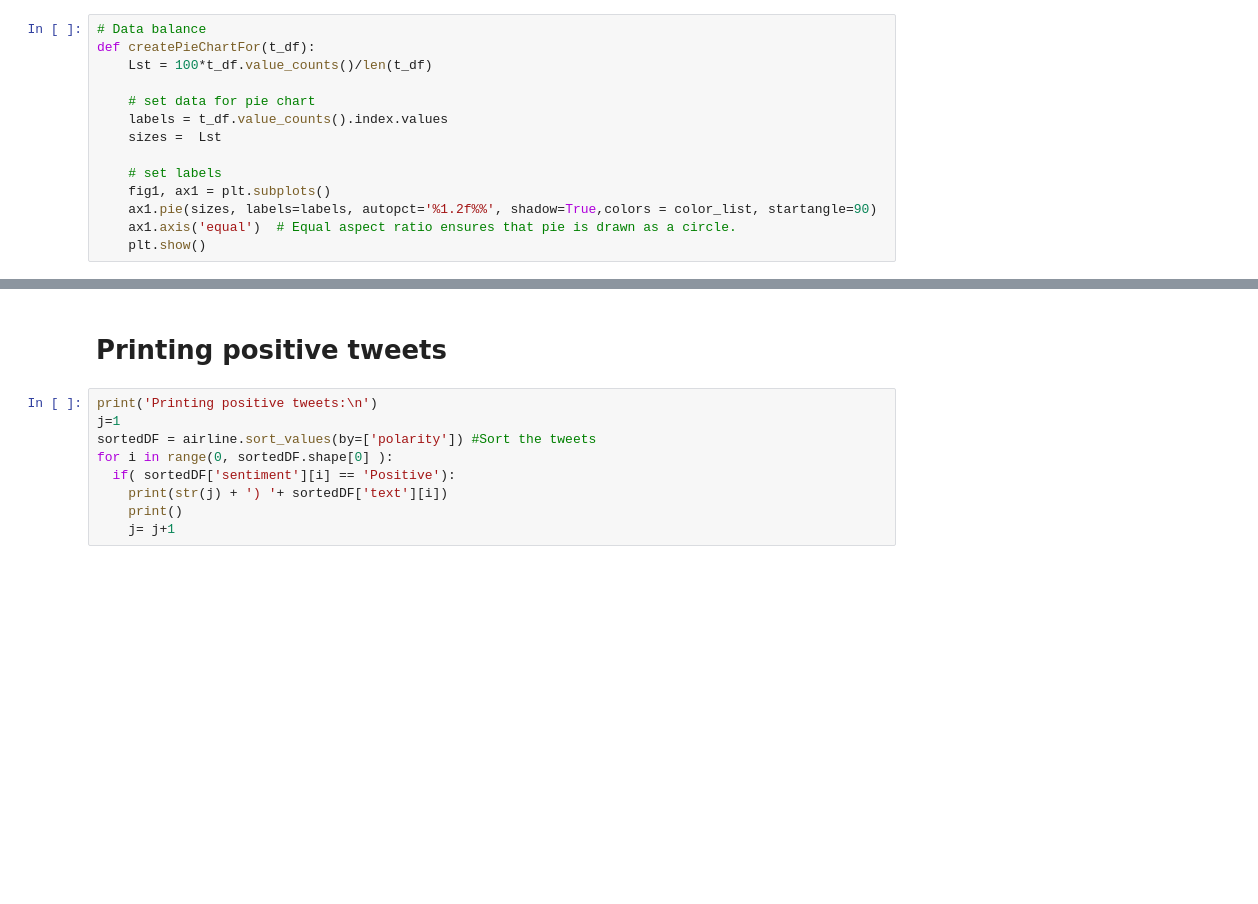
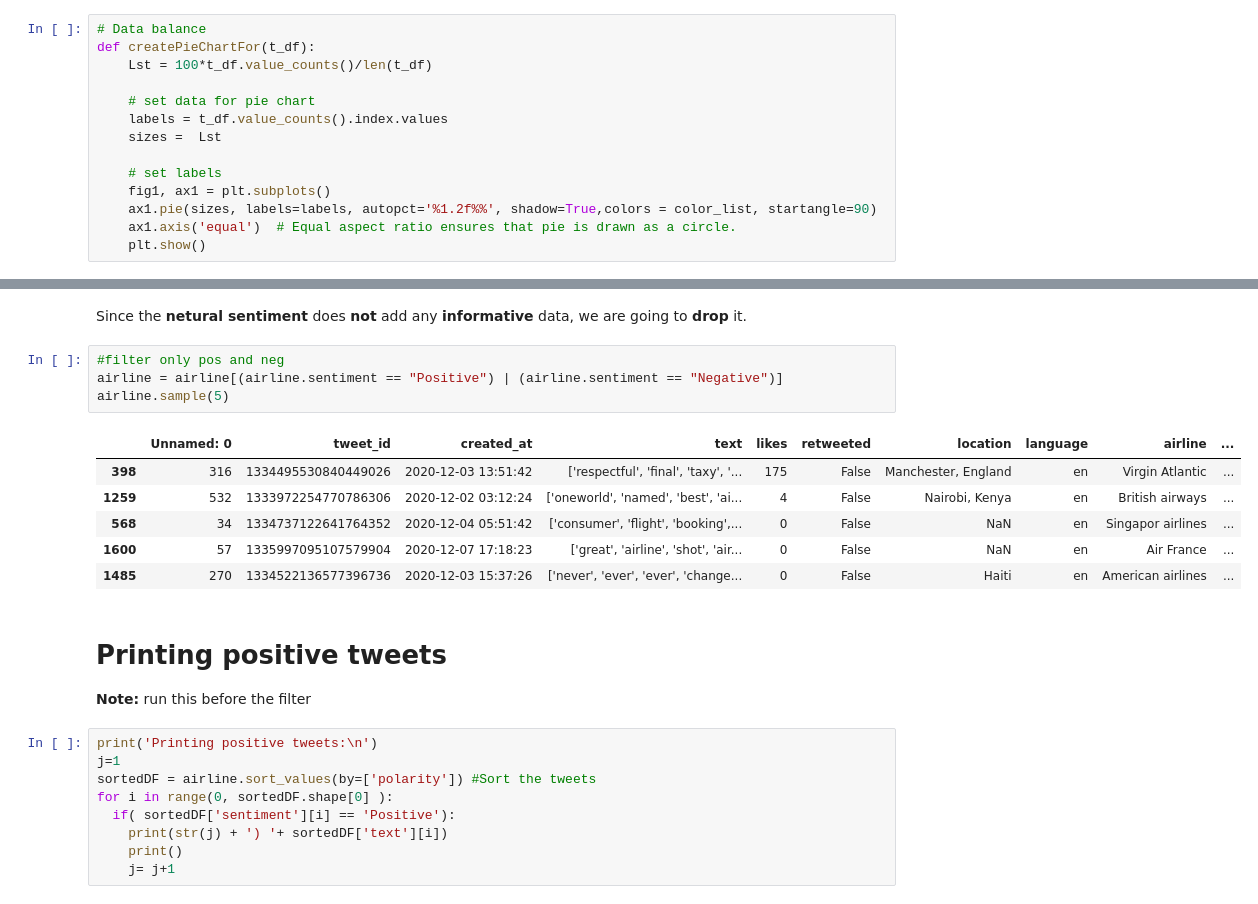
Before and after one commit to buthaina279/DS_Capstone_NLP, a Jupyter notebook: classification.ipynb, the cells around one changed output, grey strips where cells are left out. Cells and saved outputs as stored; diff of their text form; blank space fills up the shorter version.

```diff
--- a/classification.ipynb
+++ b/classification.ipynb
@@ -150,5 +142,20 @@ ax = sns.countplot(y="airline",hue = "sentiment", data=airline,  palette= color_
+# %% [markdown]
+Since the **netural sentiment** does **not** add any **informative** data, we are going to **drop** it.
+# %%
+#filter only pos and neg
+airline = airline[(airline.sentiment == "Positive") | (airline.sentiment == "Negative")]
+airline.sample(5)
+# %% [output]
+|  | Unnamed: 0 | tweet_id | created_at | text | likes | retweeted | location | language | airline | ... |
+| 398 | 316 | 1334495530840449026 | 2020-12-03 13:51:42 | ['respectful', 'final', 'taxy', '... | 175 | False | Manchester, England | en | Virgin Atlantic | ... |
+| 1259 | 532 | 1333972254770786306 | 2020-12-02 03:12:24 | ['oneworld', 'named', 'best', 'ai... | 4 | False | Nairobi, Kenya | en | British airways | ... |
+| 568 | 34 | 1334737122641764352 | 2020-12-04 05:51:42 | ['consumer', 'flight', 'booking',... | 0 | False | NaN | en | Singapor airlines | ... |
+| 1600 | 57 | 1335997095107579904 | 2020-12-07 17:18:23 | ['great', 'airline', 'shot', 'air... | 0 | False | NaN | en | Air France | ... |
+| 1485 | 270 | 1334522136577396736 | 2020-12-03 15:37:26 | ['never', 'ever', 'ever', 'change... | 0 | False | Haiti | en | American airlines | ... |
 # %% [markdown]
 # Printing positive tweets
+
+**Note:** run this before the filter
 # %%
 print('Printing positive tweets:\n')
 j=1
```
Also changed, not shown: parts of 28 cells of this notebook.
